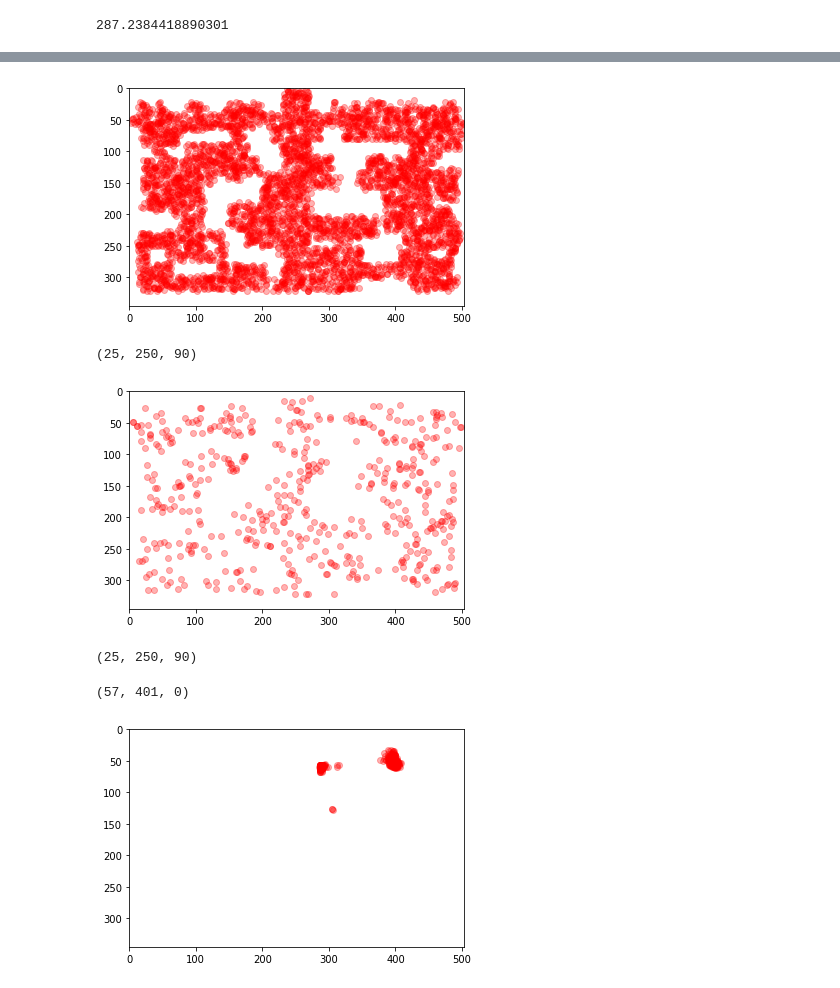
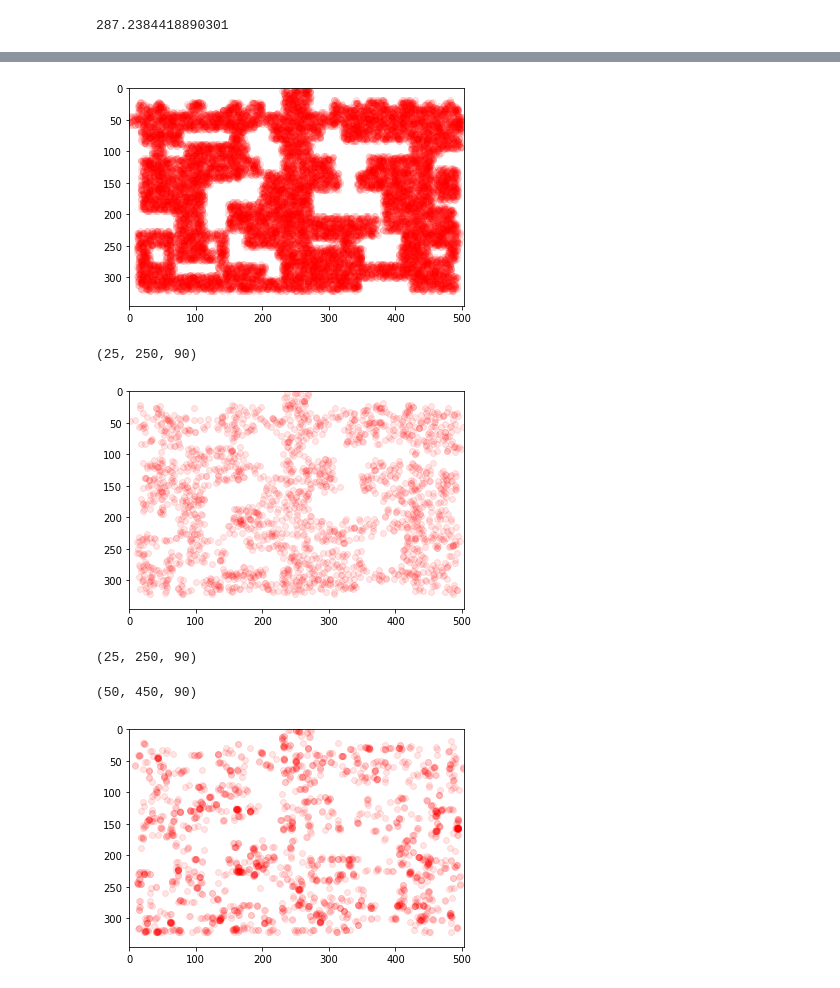
Before and after one commit to tnazikian/MCL, a Jupyter notebook: MCL_localization.ipynb, the cells around one changed output, grey strips where cells are left out. Cells and saved outputs as stored; diff of their text form; code cells hidden in the pictures.

```diff
--- a/MCL_localization.ipynb
+++ b/MCL_localization.ipynb
@@ -473,7 +473,7 @@ def in_map(y, x, z):
     return False
 # %%
 parts = init_particles(valid_coords)
-samples = generate_samples(parts, 5000)
+samples = generate_samples(parts, 20000)
 plot_particles(samples)
 
 
@@ -486,18 +486,17 @@ for i in samples:
     if Matrix[i.get_coords()[0]][i.get_coords()[1]] == "B":
         print(i.get_coords())
 # %% [output]
-[figure, old version]
+[figure, new version]
 # %%
 robot = Particle(25, 250, 90)
 robot.get_coords()
 # %% [output]
 (25, 250, 90)
 # %%
-robot = Particle(25, 250, 90)
-stuff = MCL(samples, robot, 500)
+stuff = MCL(samples, robot, 2000)
 plot_particles(stuff)
 # %% [output]
-[figure, old version]
+[figure, new version]
 # %%
 robot.get_coords()
 # %% [output]
@@ -511,18 +510,18 @@ for i in stuff:
 # %%
 print(robot.get_coords())
 # %% [output]
-(57, 401, 0)
+(50, 450, 90)
 # %%
-#robot.move_forward(75)
-robot.rotate(90)
-robot.move_forward(150)
+robot.move_forward(25)
+robot.rotate(-90)
 for particle in stuff:
-    particle.rotate(90)
-    particle.move_forward(150)
-stuff = MCL(stuff, robot, 500)
+    #particle.rotate(-90)
+    particle.move_forward(25)
+    particle.rotate(-90)
+stuff = MCL(stuff, robot, 2000)
 plot_particles(stuff)
 # %% [output]
-[figure, old version]
+[figure, new version]
 # %%
 # To sort the list in place...
 stuff.sort(key=lambda x: x.weight, reverse=True)
```
Also changed, not shown: parts of 20 cells of this notebook.
